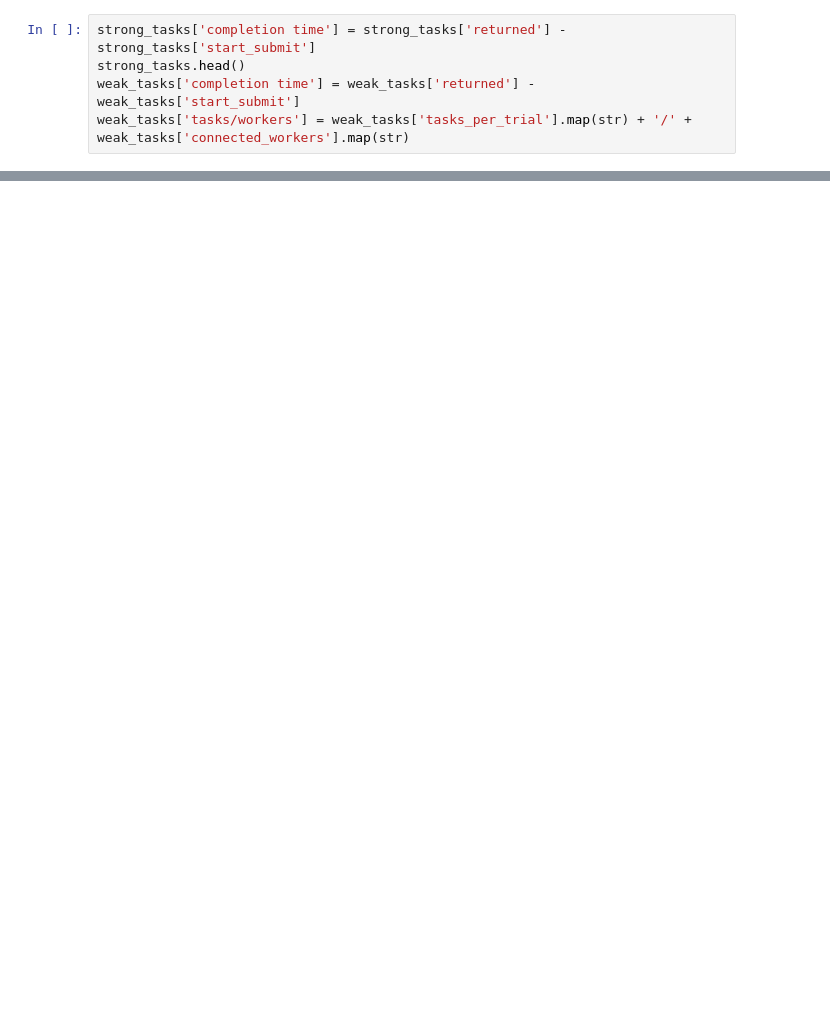
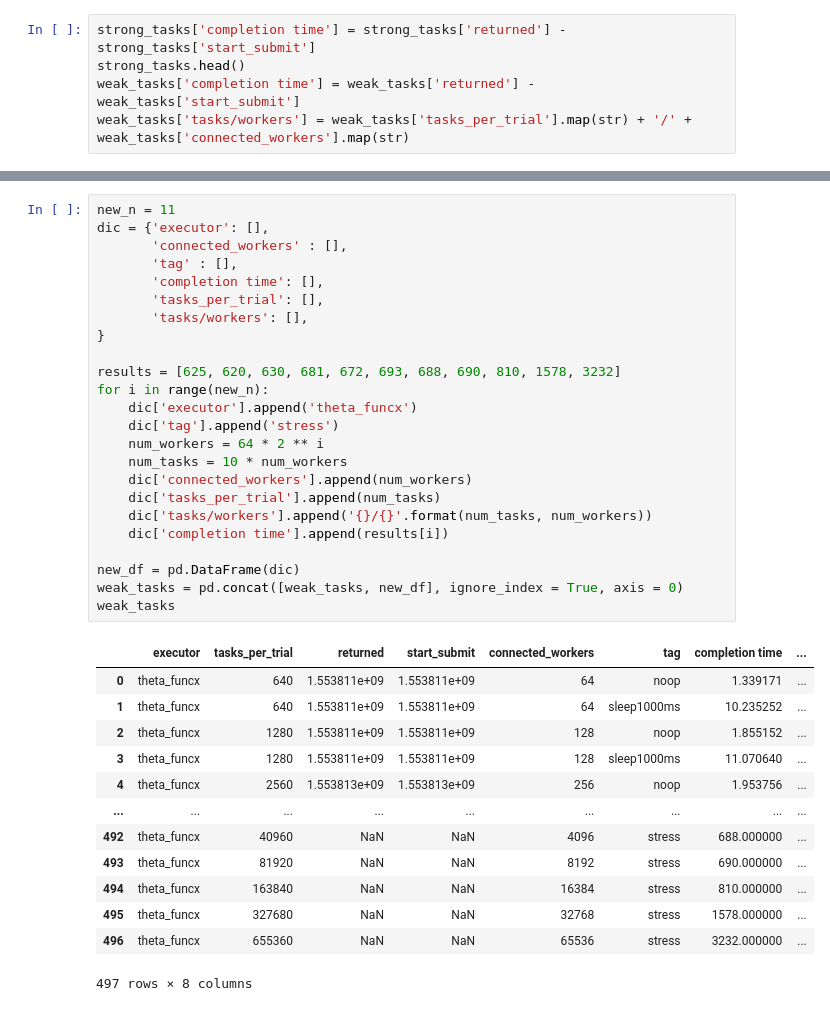
Before and after one commit to ZhuozhaoLi/sc-funcx-eval, a Jupyter notebook: notebooks/strong-weak.ipynb, the cells around one changed output, grey strips where cells are left out. Drawn from its saved outputs; the diff is of its cells as text; blank space fills up the shorter version.

```diff
--- a/notebooks/strong-weak.ipynb
+++ b/notebooks/strong-weak.ipynb
@@ -78,3 +93,41 @@ weak_tasks['tasks/workers'] = weak_tasks['tasks_per_trial'].map(str) + '/' + wea
+# %%
+new_n = 11
+dic = {'executor': [],
+       'connected_workers' : [],
+       'tag' : [],
+       'completion time': [],
+       'tasks_per_trial': [],
+       'tasks/workers': [],
+}
+
+results = [625, 620, 630, 681, 672, 693, 688, 690, 810, 1578, 3232]
+for i in range(new_n):
+    dic['executor'].append('theta_funcx')
+    dic['tag'].append('stress')
+    num_workers = 64 * 2 ** i
+    num_tasks = 10 * num_workers
+    dic['connected_workers'].append(num_workers)
+    dic['tasks_per_trial'].append(num_tasks)
+    dic['tasks/workers'].append('{}/{}'.format(num_tasks, num_workers))
+    dic['completion time'].append(results[i])
+
+new_df = pd.DataFrame(dic)
+weak_tasks = pd.concat([weak_tasks, new_df], ignore_index = True, axis = 0)
+weak_tasks
+# %% [output]
+|  | executor | tasks_per_trial | returned | start_submit | connected_workers | tag | completion time | ... |
+| 0 | theta_funcx | 640 | 1.553811e+09 | 1.553811e+09 | 64 | noop | 1.339171 | ... |
+| 1 | theta_funcx | 640 | 1.553811e+09 | 1.553811e+09 | 64 | sleep1000ms | 10.235252 | ... |
+| 2 | theta_funcx | 1280 | 1.553811e+09 | 1.553811e+09 | 128 | noop | 1.855152 | ... |
+| 3 | theta_funcx | 1280 | 1.553811e+09 | 1.553811e+09 | 128 | sleep1000ms | 11.070640 | ... |
+| 4 | theta_funcx | 2560 | 1.553813e+09 | 1.553813e+09 | 256 | noop | 1.953756 | ... |
+| ... | ... | ... | ... | ... | ... | ... | ... | ... |
+| 492 | theta_funcx | 40960 | NaN | NaN | 4096 | stress | 688.000000 | ... |
+| 493 | theta_funcx | 81920 | NaN | NaN | 8192 | stress | 690.000000 | ... |
+| 494 | theta_funcx | 163840 | NaN | NaN | 16384 | stress | 810.000000 | ... |
+| 495 | theta_funcx | 327680 | NaN | NaN | 32768 | stress | 1578.000000 | ... |
+| 496 | theta_funcx | 655360 | NaN | NaN | 65536 | stress | 3232.000000 | ... |
+497 rows × 8 columns
 # %%
 labels = {
     'noop': 'no-op',
```
Also changed, not shown: parts of 7 cells of this notebook, 2 other files.
